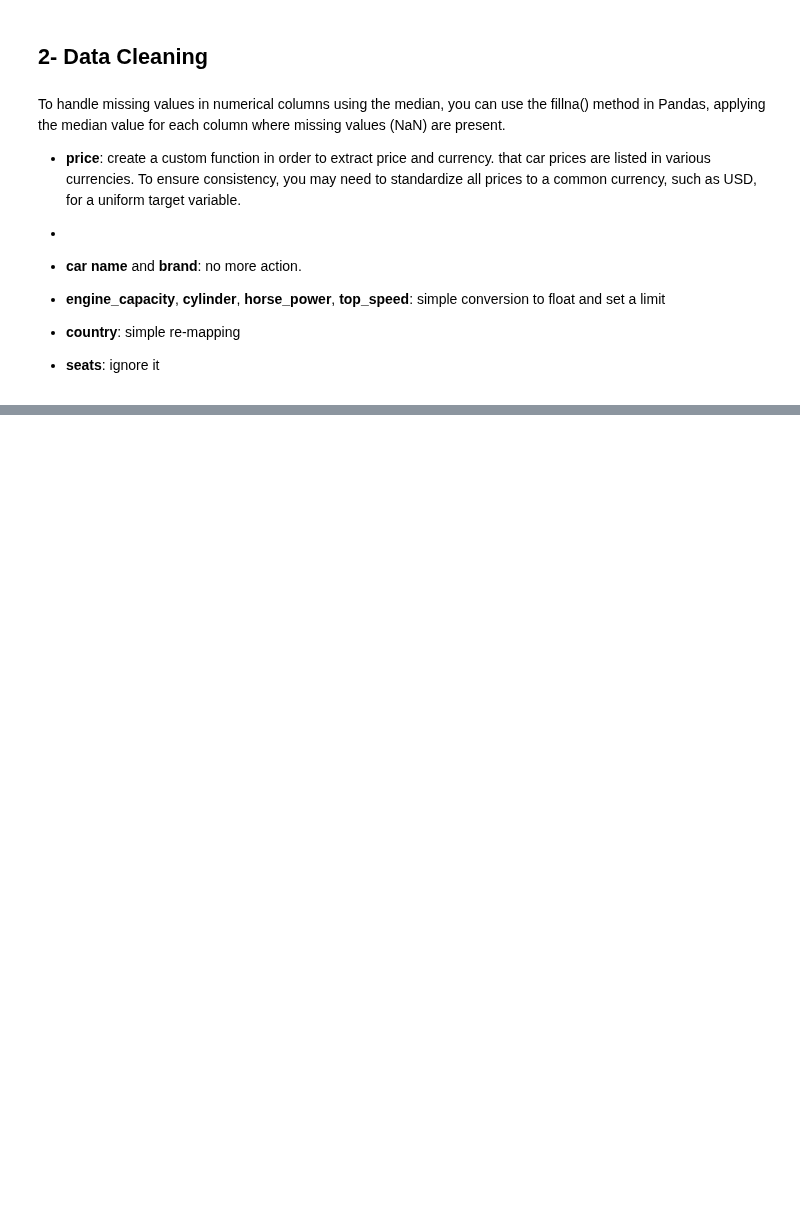
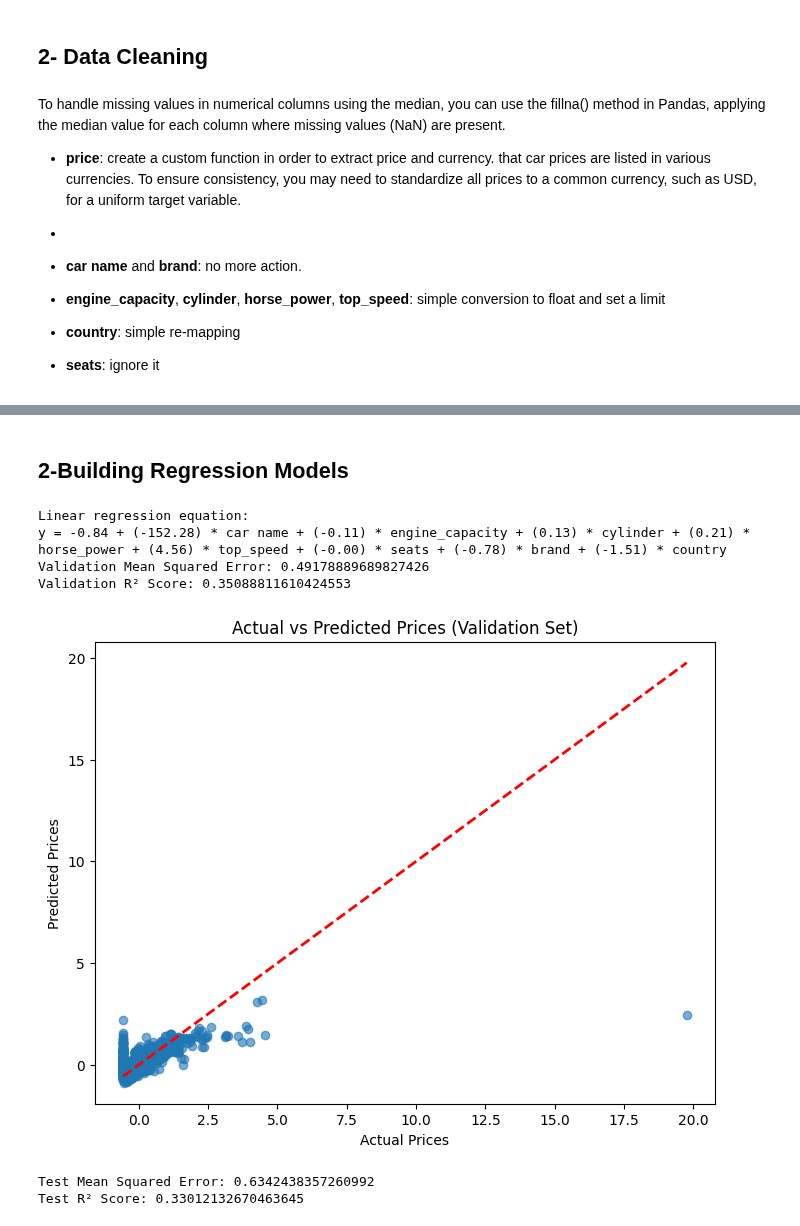
Before and after one commit to sondosshahin/Machine-Learning-Project-Regression-Analysis-and-Model-Selection-, a Jupyter notebook: notebook00f1b01f89.ipynb, the cells around one changed output, grey strips where cells are left out. Drawn from its saved outputs; the diff is of its cells as text; code cells hidden in the pictures; blank space fills up the shorter version.

```diff
--- a/notebook00f1b01f89.ipynb
+++ b/notebook00f1b01f89.ipynb
@@ -409,0 +380,72 @@ NameError: name 'dataset' is not defined
+# %% [markdown]
+## 2-Building Regression Models
+# %%
+from sklearn.linear_model import LinearRegression
+from sklearn.metrics import mean_squared_error, r2_score
+import numpy as np
+import matplotlib.pyplot as plt
+
+
+# Drop rows with missing values in the training set
+X_train = X_train.dropna()
+y_train = y_train[X_train.index]  # Ensure the target variable is aligned with the features
+
+# Drop rows with missing values in the validation set (if applicable)
+X_val = X_val.dropna()
+y_val = y_val[X_val.index]  # Ensure the target variable is aligned with the features
+
+# Drop rows with missing values in the test set (if applicable)
+X_test = X_test.dropna()
+y_test = y_test[X_test.index]  # Ensure the target variable is aligned with the features
+
+# Print the new shapes of the datasets after dropping rows with missing values
+# print("Training set size after dropping NaNs:", X_train.shape, y_train.shape)
+# print("Validation set size after dropping NaNs:", X_val.shape, y_val.shape)
+# print("Test set size after dropping NaNs:", X_test.shape, y_test.shape)
+
+# # Check for missing values in the dataset
+# missing_values = X_train.isna().sum()
+
+# # Print the features with missing values
+# print("Features with missing values:")
+# print(missing_values[missing_values > 0])
+
+model = LinearRegression()
+model.fit(X_train, y_train)
+
+coefficients = model.coef_
+intercept = model.intercept_
+
+print("Linear regression equation:")
+equation = f"y = {intercept:.2f} "
+for i, coef in enumerate(coefficients):
+    equation += f"+ ({coef:.2f}) * {X_train.columns[i]} "
+print(equation)
+
+y_val_pred = model.predict(X_val)
+mse = mean_squared_error(y_val, y_val_pred)
+r2 = r2_score(y_val, y_val_pred)
+print(f"Validation Mean Squared Error: {mse}")
+print(f"Validation R² Score: {r2}")
+
+plt.figure(figsize=(8, 6))
+plt.scatter(y_val, y_val_pred, alpha=0.6)
+plt.plot([y_val.min(), y_val.max()], [y_val.min(), y_val.max()], color='red', linestyle='--', linewidth=2)
+plt.xlabel("Actual Prices")
+plt.ylabel("Predicted Prices")
+plt.title("Actual vs Predicted Prices (Validation Set)")
+plt.show()
+
+y_test_pred = model.predict(X_test)
+test_mse = mean_squared_error(y_test, y_test_pred)
+test_r2 = r2_score(y_test, y_test_pred)
+print(f"Test Mean Squared Error: {test_mse}")
+print(f"Test R² Score: {test_r2}")
+# %% [output]
+Linear regression equation:
+y = -0.84 + (-152.28) * car name + (-0.11) * engine_capacity + (0.13) * cylinder + (0.21) * horse_power + (4.56) * top_speed + (-0.00) * seats + (-0.78) * brand + (-1.51) * country
+Validation Mean Squared Error: 0.49178889689827426
+Validation R² Score: 0.35088811610424553
+[figure, added]
+Test Mean Squared Error: 0.6342438357260992
+Test R² Score: 0.33012132670463645
```
Also changed, not shown: parts of 12 cells of this notebook, 1 other file.
